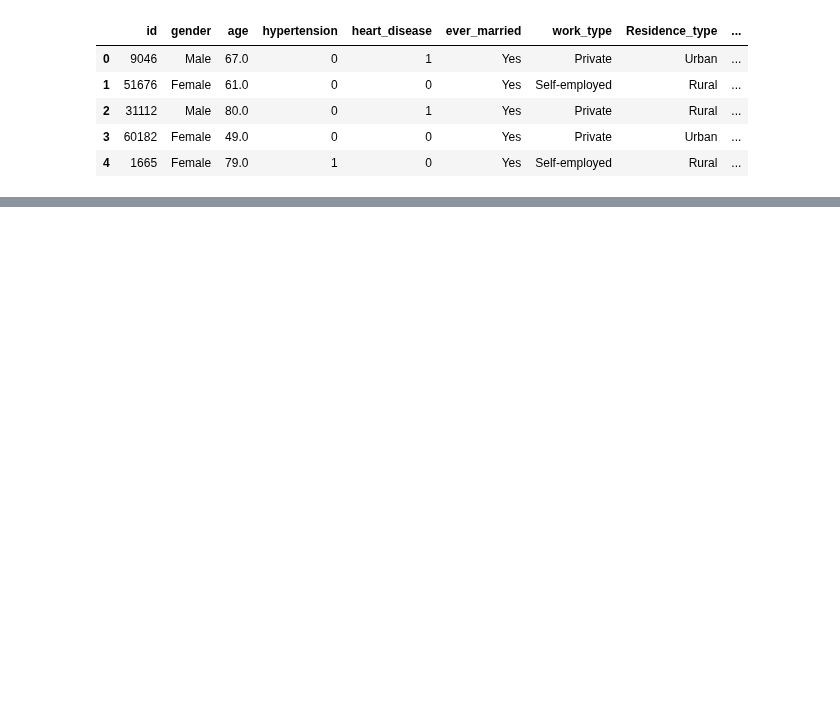
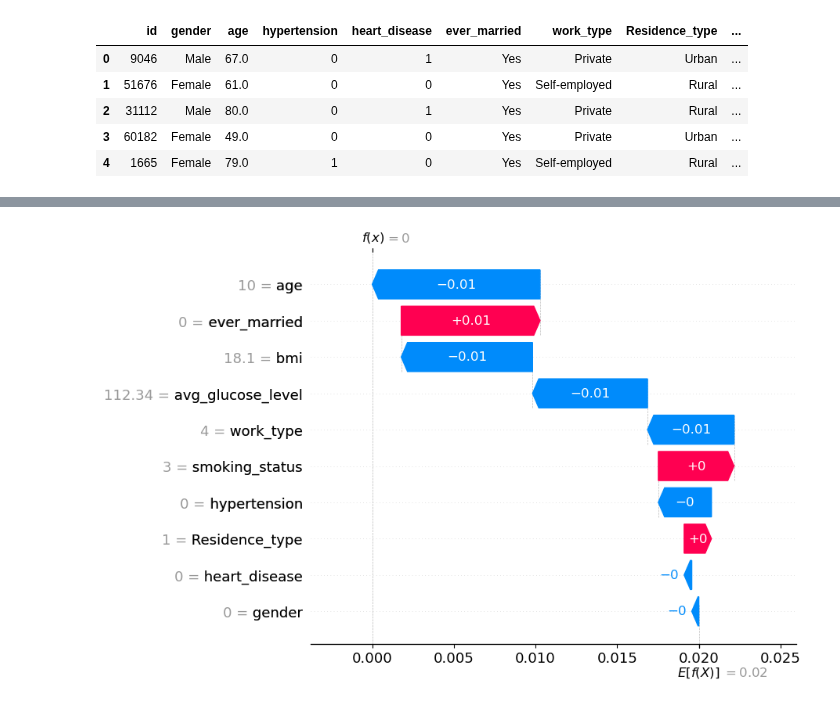
Before and after one commit to Daniel-FD/Data-Science, a Jupyter notebook: Tutoring/Matthew/model.ipynb, the cells around one changed output, grey strips where cells are left out. Cells and saved outputs as stored; diff of their text form; code cells hidden in the pictures; blank space fills up the shorter version.

```diff
--- a/Tutoring/Matthew/model.ipynb
+++ b/Tutoring/Matthew/model.ipynb
@@ -128,4 +141,6 @@ shap.plots.force(shap_values[pos], matplotlib=True)
 # %%
 idx = 4211
 pos = y_train.index.get_loc(idx)
-shap.plots.force(shap_values[pos], matplotlib=True)
+shap.plots.waterfall(shap_values[pos], max_display=10)
+# %% [output]
+[figure, added]
```
Also changed, not shown: parts of 9 cells of this notebook.
